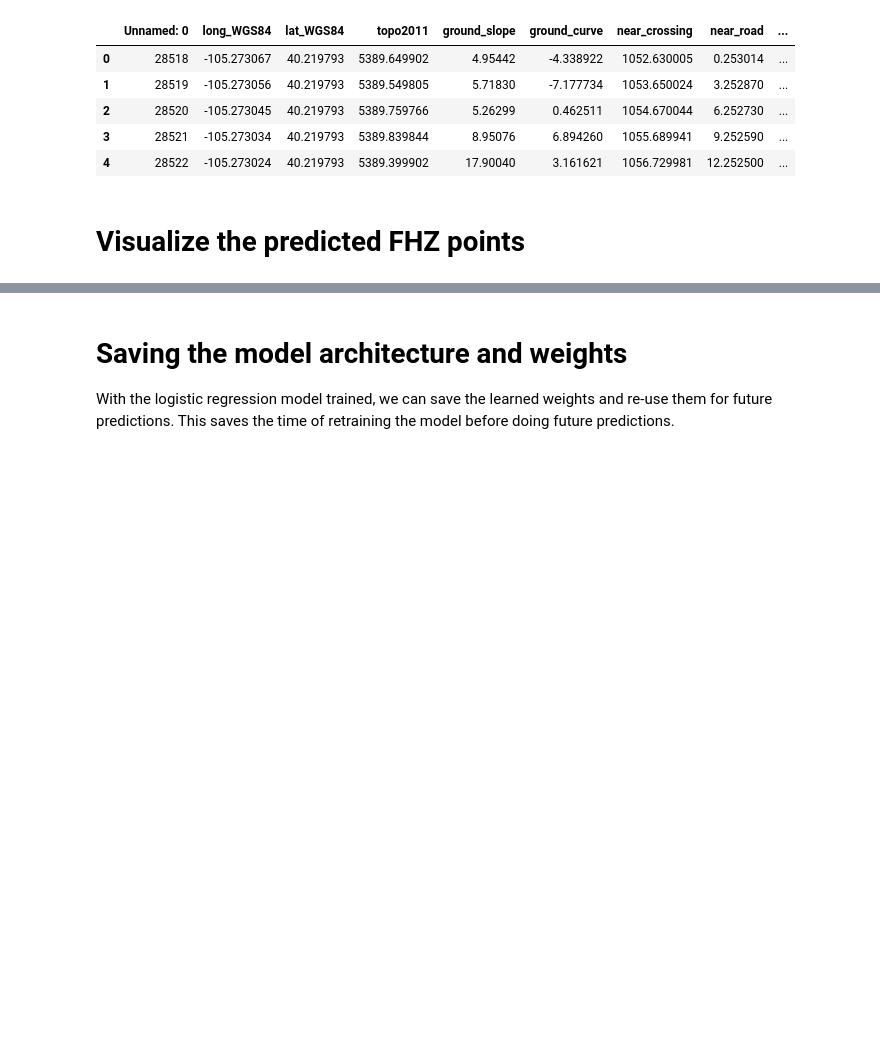
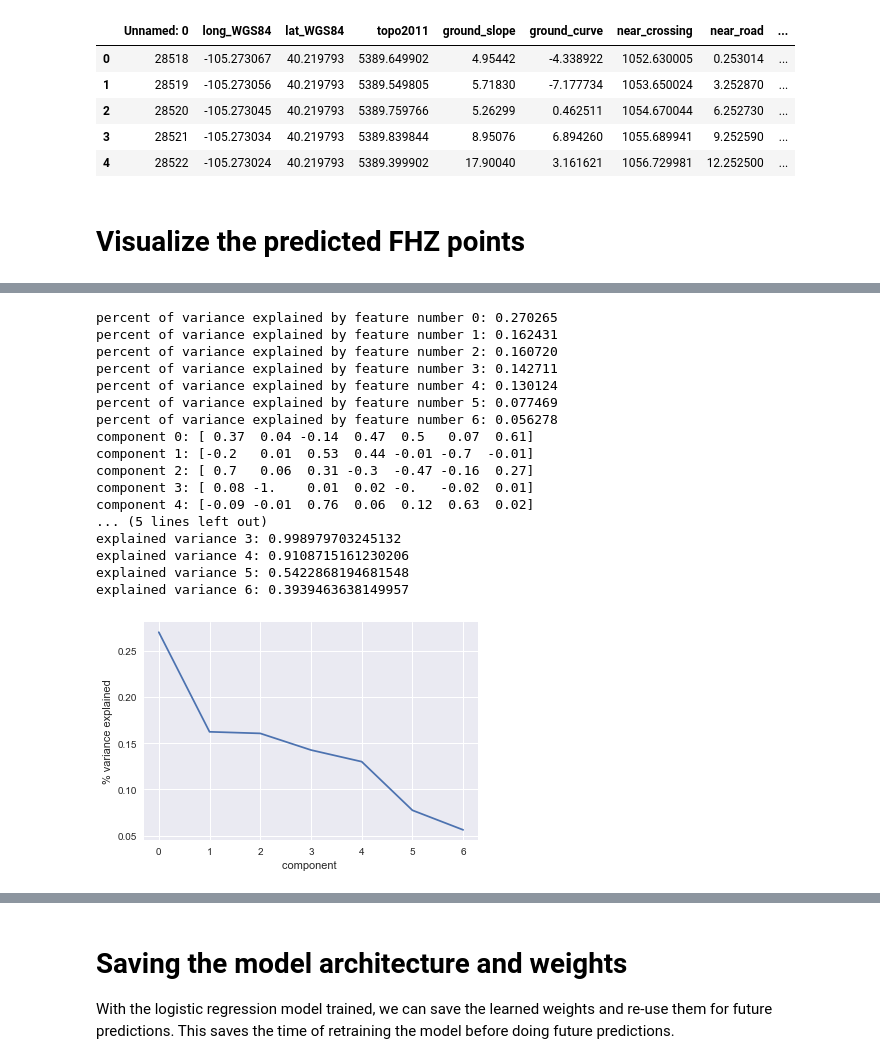
Before and after one commit to indielyt/Fluvial_Hazard_Zone_Prediction, a Jupyter notebook: 6_FHZ_LogisticRegression.ipynb, the cells around one changed output, grey strips where cells are left out. Cells and saved outputs as stored; diff of their text form; code cells hidden in the pictures; blank space fills up the shorter version.

```diff
--- a/6_FHZ_LogisticRegression.ipynb
+++ b/6_FHZ_LogisticRegression.ipynb
@@ -281,0 +325,32 @@ Loading BokehJS ...
+# %%
+plt.xlabel('component ')
+plt.ylabel('% variance explained')
+plt.plot(model_tot.explained_variance_ratio_);
+
+for i in range(len(predictors_std[0])):
+    print('percent of variance explained by feature number {:d}: {:f}'.format(i,(model_tot.explained_variance_ratio_[i])))
+
+for i in range(len(predictors_std[0])):
+    print('component {:d}: {}'.format(i,(model_tot.components_[i])))
+
+for i in range(len(predictors_std[0])):
+    print('explained variance {:d}: {}'.format(i,(model_tot.explained_variance_[i])))
+# %% [output]
+percent of variance explained by feature number 0: 0.270265
+percent of variance explained by feature number 1: 0.162431
+percent of variance explained by feature number 2: 0.160720
+percent of variance explained by feature number 3: 0.142711
+percent of variance explained by feature number 4: 0.130124
+percent of variance explained by feature number 5: 0.077469
+percent of variance explained by feature number 6: 0.056278
+component 0: [ 0.37  0.04 -0.14  0.47  0.5   0.07  0.61]
+component 1: [-0.2   0.01  0.53  0.44 -0.01 -0.7  -0.01]
+component 2: [ 0.7   0.06  0.31 -0.3  -0.47 -0.16  0.27]
+component 3: [ 0.08 -1.    0.01  0.02 -0.   -0.02  0.01]
+component 4: [-0.09 -0.01  0.76  0.06  0.12  0.63  0.02]
+... (5 lines left out)
+explained variance 3: 0.998979703245132
+explained variance 4: 0.9108715161230206
+explained variance 5: 0.5422868194681548
+explained variance 6: 0.3939463638149957
+[figure, added]
```
Also changed, not shown: parts of 17 cells of this notebook.
